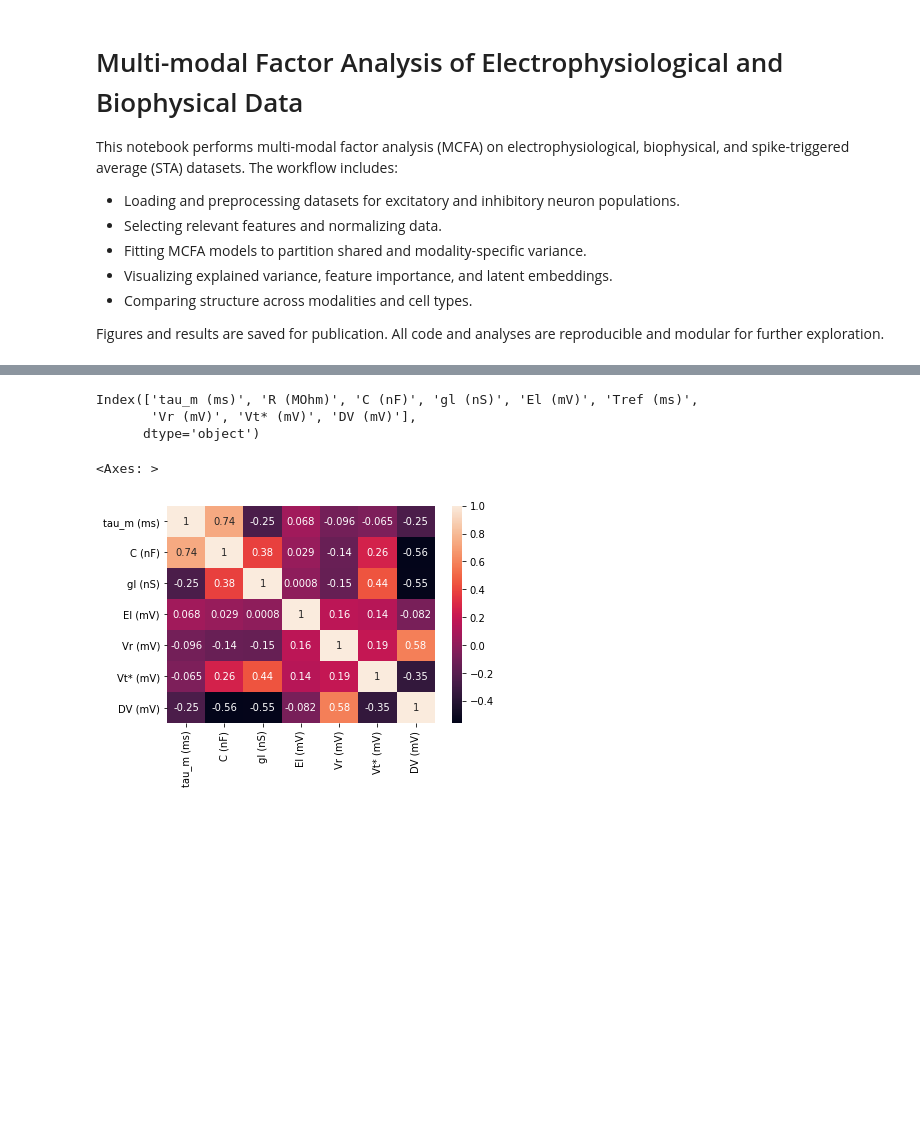
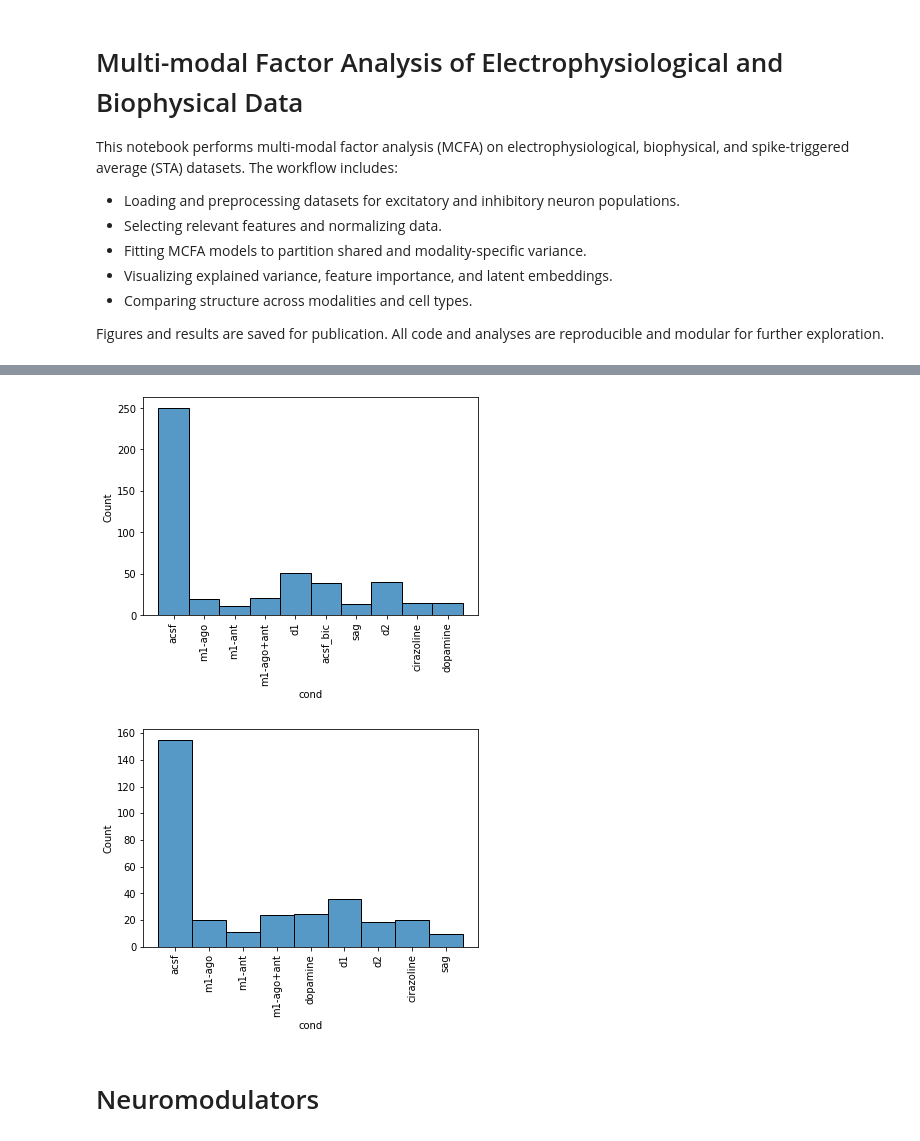
Before and after one commit to Nishant-codex/single_cell_analysis, a Jupyter notebook: notebooks_drug/pCCA_drug.ipynb, the cells around one changed output, grey strips where cells are left out. Drawn from its saved outputs; the diff is of its cells as text; code cells hidden in the pictures; blank space fills up the shorter version.

```diff
--- a/notebooks_drug/pCCA_drug.ipynb
+++ b/notebooks_drug/pCCA_drug.ipynb
@@ -33,9 +41,9 @@ from statsmodels.stats import multitest
 # %%
-ephys = pd.read_pickle("D:/Data For Publication/CCA/ephys_with_labels.p")
-ephys = ephys.drop_duplicates('exp_name')
-bio = pd.read_pickle("D:/Data For Publication/CCA/biophys_with_labels.pkl")
+ephys = pd.read_pickle(data_path+"CCA/ephys_with_labels.p")
+# ephys = ephys.drop_duplicates('exp_name')
+bio = pd.read_pickle(data_path+"/CCA/biophys_with_labels.pkl")
 bio = bio.drop_duplicates('exp_name')
-sta = pd.read_pickle("D:/Data For Publication/CCA/sta_with_labels.pkl")
+sta = pd.read_pickle(data_path+"/CCA/sta_with_labels.pkl")
 sta = sta.drop_duplicates('exp_name')
 # sta_fleur = pd.read_pickle('D:/CurrentClamp/all_stas_fleur.pkl')
 # sta_fleur = sta_fleur.drop_duplicates('exp_name')
@@ -45,0 +51,27 @@ sta_fleur['labels_wave']  = sta.labels_wave
+# %%
+discarded_exps = ['xuan_151118_E1',
+'xuan_15319_E1',
+'xuan_20919_E2',
+'xuan_27919_E1',
+'xuan_27919_E2',
+'xuan_27919_E3',
+'NC_20717_E5' ,
+'NC_25717_E2',
+'payam_31019_E5',
+'payam_101019_E5',
+'NC_24717_E1',
+'xuan_27319_E4',
+'xuan_23119_E2',
+'xuan_3419_E2',
+'xuan_22319_E1',
+'xuan_19319_E4',
+'xuan_22319_E4',
+'xuan_26319_E4']
+# %%
+df_ephys = pd.read_pickle("D:/FN_analysed_feat_set/Ephys_collection_all_exps_all_conds_spikes_calculated_5ms.pkl")
+df_bio   = pd.read_pickle("D:/Biophysical_cluster/rect_bio_all_feats.pkl")
+df_sta   = pd.read_pickle('D:/CurrentClamp/all_stas_hidden_spikes_computed.pkl')
+# %%
+df_ephys = df_ephys[~df_ephys.exp_name.isin(discarded_exps)]
+df_bio = df_bio[~df_bio.exp_name.isin(discarded_exps)]
+df_sta = df_sta[~df_sta.exp_name.isin(discarded_exps)]
@@ -78,3 +207,14 @@ sta_inh = sta_inh[sta_inh.exp_name.isin(inh_exps)]
+# %%
+sns.histplot(df_ephys[df_ephys.exp_name.isin(exc_exps)].cond)
+plt.xticks(rotation=90)
+plt.show()
+
+sns.histplot(df_ephys[df_ephys.exp_name.isin(inh_exps)].cond)
+plt.xticks(rotation=90)
+plt.show()
+# %% [output]
+[figure, added]
+[figure, added]
 # %%
 cols_ephys = ['current_at_first_spike', 'ap_count', 'fr', 'inst_fr',
        'time_to_first_spike', 'mean_isi', 'median_isi', 'max_isi', 'min_isi',
@@ -85,6 +224,0 @@ cols_bio = bio_inh.columns[:9]
-# %%
-bio_inh.columns[:9]
-# %% [output]
-Index(['tau_m (ms)', 'R (MOhm)', 'C (nF)', 'gl (nS)', 'El (mV)', 'Tref (ms)',
-       'Vr (mV)', 'Vt* (mV)', 'DV (mV)'],
-      dtype='object')
@@ -93,8 +225,5 @@ cols_bio = ['tau_m (ms)', 'C (nF)', 'gl (nS)', 'El (mV)', 'Vr (mV)', 'Vt* (mV)',
-# %%
-sns.heatmap(bio_inh[cols_bio].corr(),annot=True)
-# %% [output]
-<Axes: >
-[figure, removed]
+# %% [markdown]
+# Neuromodulators
 # %%
 df_sta_exc = pd.DataFrame(columns=np.arange(np.vstack(sta_exc['sta'].to_numpy()).shape[1]))
 df_sta_exc[df_sta_exc.columns] = normalize(np.vstack(sta_exc['sta'].to_numpy()))
```
Also changed, not shown: parts of 82 cells of this notebook, 4 other files.
